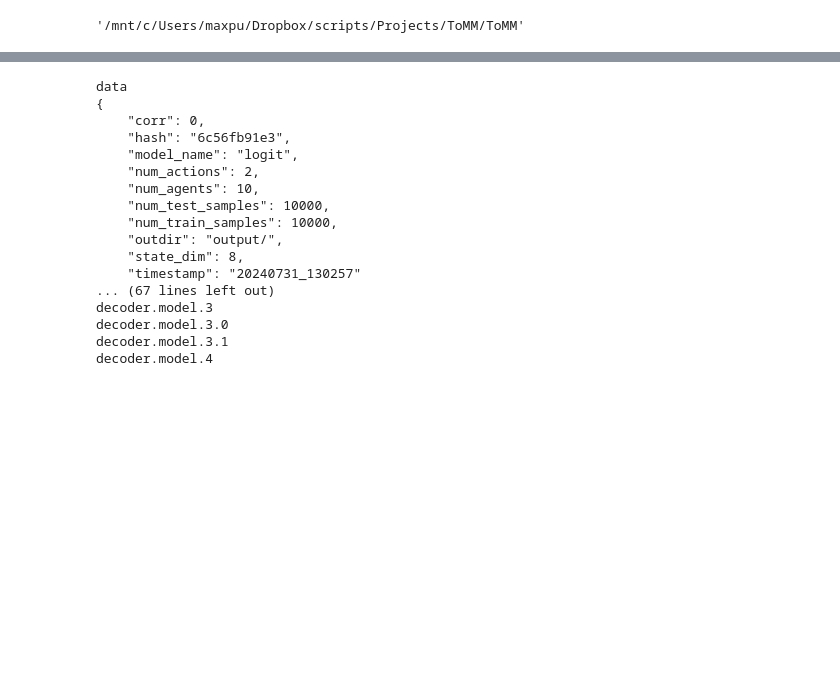
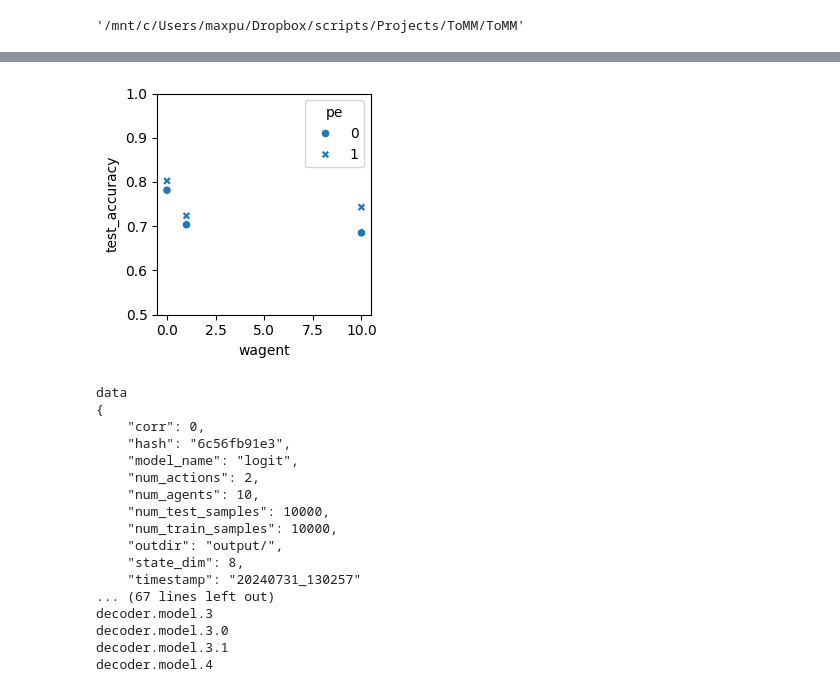
Before and after one commit to amimem/ToMM, a Jupyter notebook: notebooks/analyze_wandb_runs.ipynb, the cells around one changed output, grey strips where cells are left out. Saved outputs shown, nothing was run; the diff lists cells and outputs as text; code cells hidden in the pictures; blank space fills up the shorter version.

```diff
--- a/notebooks/analyze_wandb_runs.ipynb
+++ b/notebooks/analyze_wandb_runs.ipynb
@@ -38,7 +38,8 @@ def get_runs():
     for run in runs:
 #         if run.group=='scaling-nointer' or run.group=='scaling':
         # if run.group=='postICML':
-        if run.group=='postICMLgsystest':
+        if run.group=='pre_aamas':
+        # if run.group=='postICMLgsystest':
             # .summary contains output keys/values for
             # metrics such as accuracy.
             #  We call ._json_dict to omit large files
@@ -90,0 +101,2 @@ N10_P505199_l16_c0_lr0.0005_imNone_dtMLPtest1state
+# %%
+runs_df=runs_df.iloc[:6]
@@ -90,0 +113,5 @@ N10_P505199_l16_c0_lr0.0005_imNone_dtMLPtest1state
+# %%
+runs_df['test_accuracy'] = runs_df.summary.apply(lambda x: x['test/accuracy'])
+runs_df['wagent'] = runs_df.config.apply(lambda x: x['wagent'])
+runs_df['pe'] = runs_df.config.apply(lambda x: x['use_pos_enc'])
+runs_df['im'] = runs_df.config.apply(lambda x: x['inter_model_type'])
@@ -90,0 +130,26 @@ N10_P505199_l16_c0_lr0.0005_imNone_dtMLPtest1state
+# %%
+fig,ax=pl.subplots(1,1,figsize=(3,3))
+# mrkvec=['o','x']
+df=runs_df.loc[:,['test_accuracy','im','pe','wagent']]
+# for cit,corr in enumerate([0,0.8]):
+# for pit,pe in enumerate([0,1]):
+#     for git,group_name in enumerate(['scaling','scaling_nointer']):
+sns.scatterplot(
+    data=df,
+    x='wagent',
+    y='test_accuracy',
+    # hue='',
+    style='pe',
+    ax=ax,
+)
+# if cit==1:
+    # sns.move_legend(g, "upper left", bbox_to_anchor=(1.05, 1), title='Species')
+#     ax[cit].legend(False)
+ax.set_ylim(0.5,1)
+# ax.set_xscale('log')
+# ax.set_title('c='+str(corr))
+# ax.legend([],[], frameon=False)
+# ax.set_ylabel('')
+fig.tight_layout()
+# %% [output]
+[figure, added]
```
Also changed, not shown: parts of 7 cells of this notebook, 4 other files.
